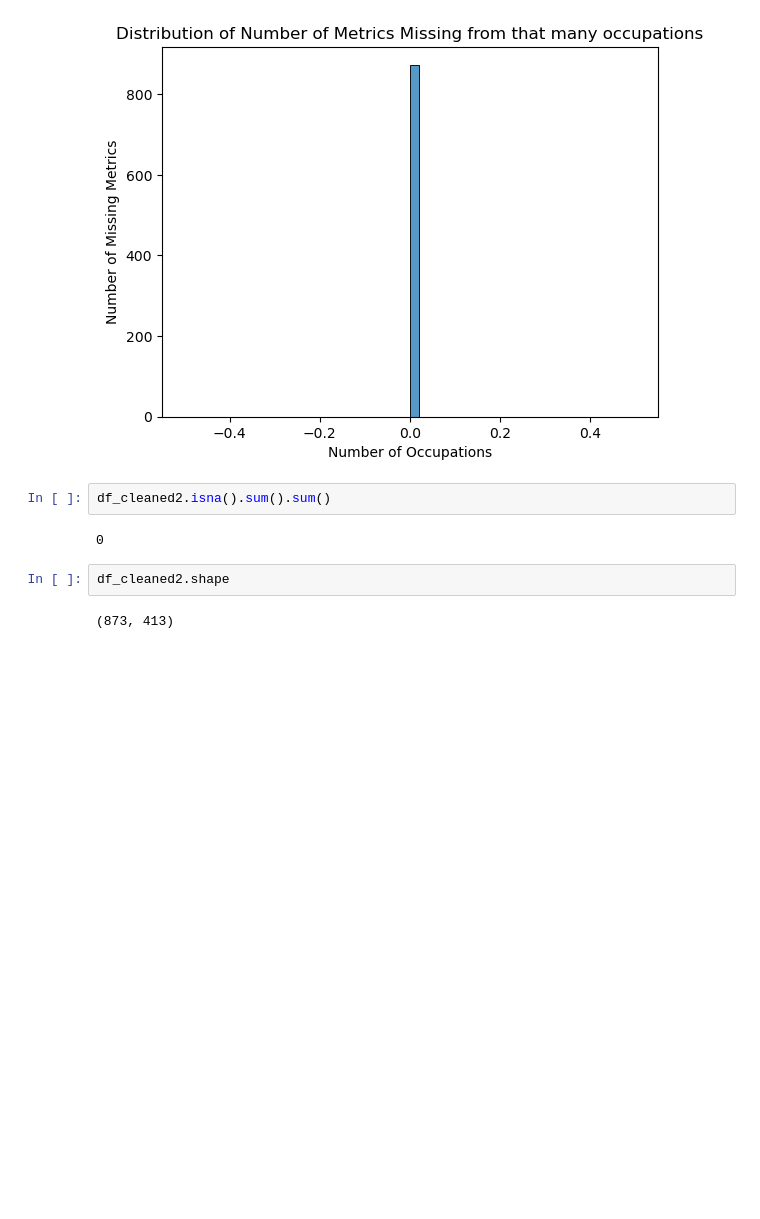
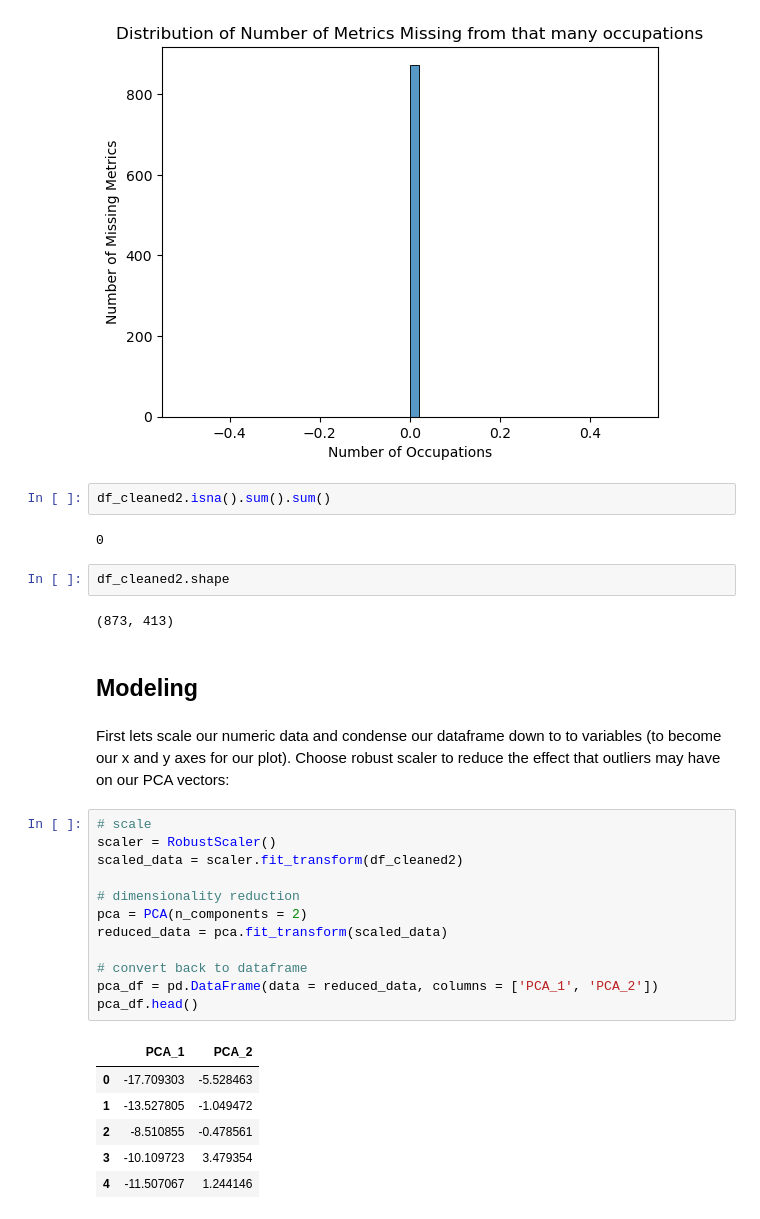
Before and after one commit to jasondetaylor/Occupational_Map_WIP, a Jupyter notebook: Occupational Map.ipynb, the cells around one changed output. Saved outputs shown, nothing was run; the diff lists cells and outputs as text; blank space fills up the shorter version.

```diff
--- a/Occupational Map.ipynb
+++ b/Occupational Map.ipynb
@@ -173,3 +176,26 @@ df_cleaned2.isna().sum().sum()
 df_cleaned2.shape
 # %% [output]
 (873, 413)
+# %% [markdown]
+## Modeling
+# %% [markdown]
+First lets scale our numeric data and condense our dataframe down to to variables (to become our x and y axes for our plot). Choose robust scaler to reduce the effect that outliers may have on our PCA vectors:
+# %%
+# scale
+scaler = RobustScaler()
+scaled_data = scaler.fit_transform(df_cleaned2)
+
+# dimensionality reduction
+pca = PCA(n_components = 2)
+reduced_data = pca.fit_transform(scaled_data)
+
+# convert back to dataframe
+pca_df = pd.DataFrame(data = reduced_data, columns = ['PCA_1', 'PCA_2'])
+pca_df.head()
+# %% [output]
+|  | PCA_1 | PCA_2 |
+| 0 | -17.709303 | -5.528463 |
+| 1 | -13.527805 | -1.049472 |
+| 2 | -8.510855 | -0.478561 |
+| 3 | -10.109723 | 3.479354 |
+| 4 | -11.507067 | 1.244146 |
```
Also changed, not shown: parts of 4 cells of this notebook.
